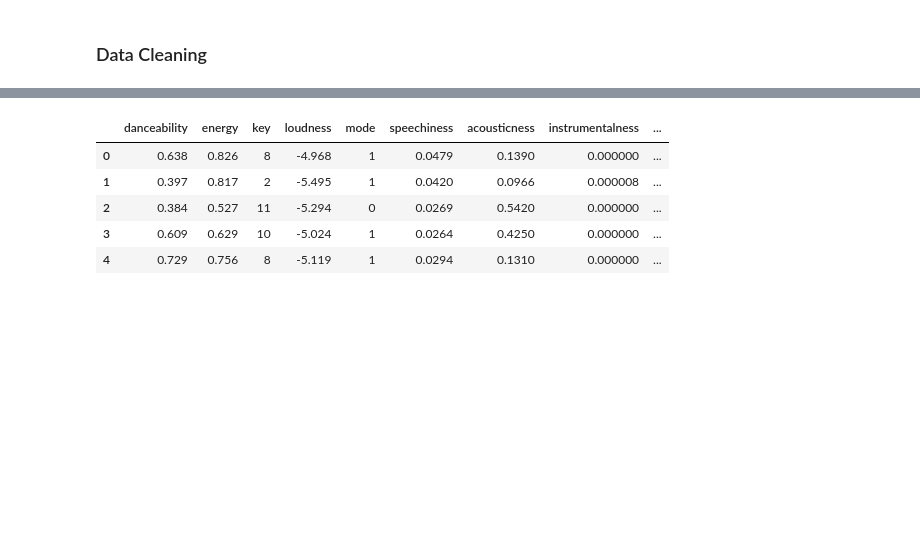
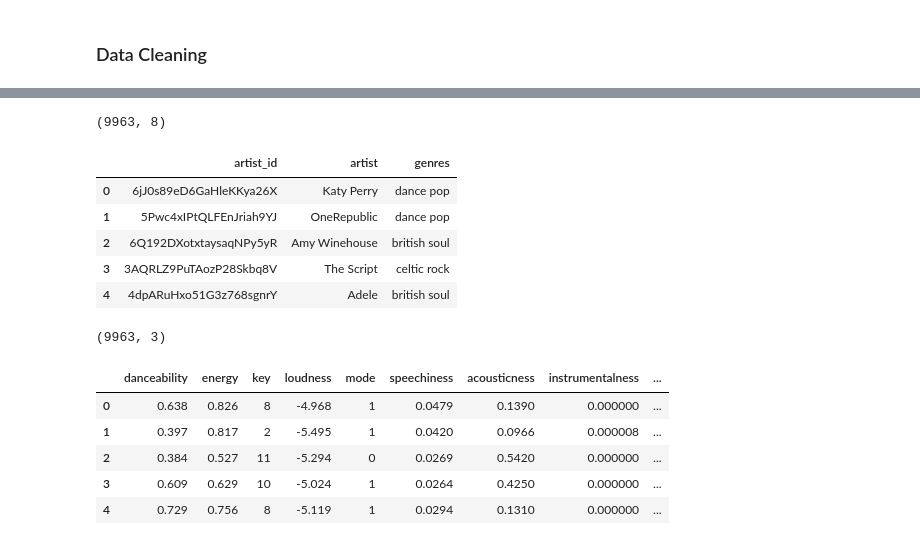
Before and after one commit to adinas94/Spotify_Recommendation_System, a Jupyter notebook: EDA.ipynb, the cells around one changed output, grey strips where cells are left out. Drawn from its saved outputs; the diff is of its cells as text; code cells hidden in the pictures; blank space fills up the shorter version.

```diff
--- a/EDA.ipynb
+++ b/EDA.ipynb
@@ -12,6 +12,8 @@ playlist = pd.read_csv('playlistdf')
 playlist.drop(['Unnamed: 0'], axis=1, inplace=True)
 audio = pd.read_csv('dfaudio')
 audio.drop(['Unnamed: 0'], axis=1, inplace=True)
+genres = pd.read_csv('dfgenres')
+genres.drop(['Unnamed: 0'], axis=1, inplace=True)
 # %% [markdown]
 ### Data Cleaning
 # %%
@@ -24,6 +26,24 @@ playlist.head()
 | 2 | Amy Winehouse | 6Q192DXotxtaysaqNPy5yR | Back To Black | Wake Up Alone | 2006-01-01 | 0 | False | 4u83mwF5tUuWlXS86UOXdu |
 | 3 | The Script | 3AQRLZ9PuTAozP28Skbq8V | The Script | The Man Who Can't Be Moved | 2008-09-08 | 57 | False | 4Musyaro0NM5Awx8b5c627 |
 | 4 | Adele | 4dpARuHxo51G3z768sgnrY | 21 | Rolling in the Deep | 2011-01-19 | 55 | False | 1CkvWZme3pRgbzaxZnTl5X |
+# %%
+playlist.shape
+# %% [output]
+(9963, 8)
+# %%
+#Explore first 5 rows of genres dataset
+genres.head()
+# %% [output]
+|  | artist_id | artist | genres |
+| 0 | 6jJ0s89eD6GaHleKKya26X | Katy Perry | dance pop |
+| 1 | 5Pwc4xIPtQLFEnJriah9YJ | OneRepublic | dance pop |
+| 2 | 6Q192DXotxtaysaqNPy5yR | Amy Winehouse | british soul |
+| 3 | 3AQRLZ9PuTAozP28Skbq8V | The Script | celtic rock |
+| 4 | 4dpARuHxo51G3z768sgnrY | Adele | british soul |
+# %%
+genres.shape
+# %% [output]
+(9963, 3)
 # %%
 #Explore first 5 rows of audio dataset
 audio.head()
```
Also changed, not shown: parts of 8 cells of this notebook, 2 other files.
